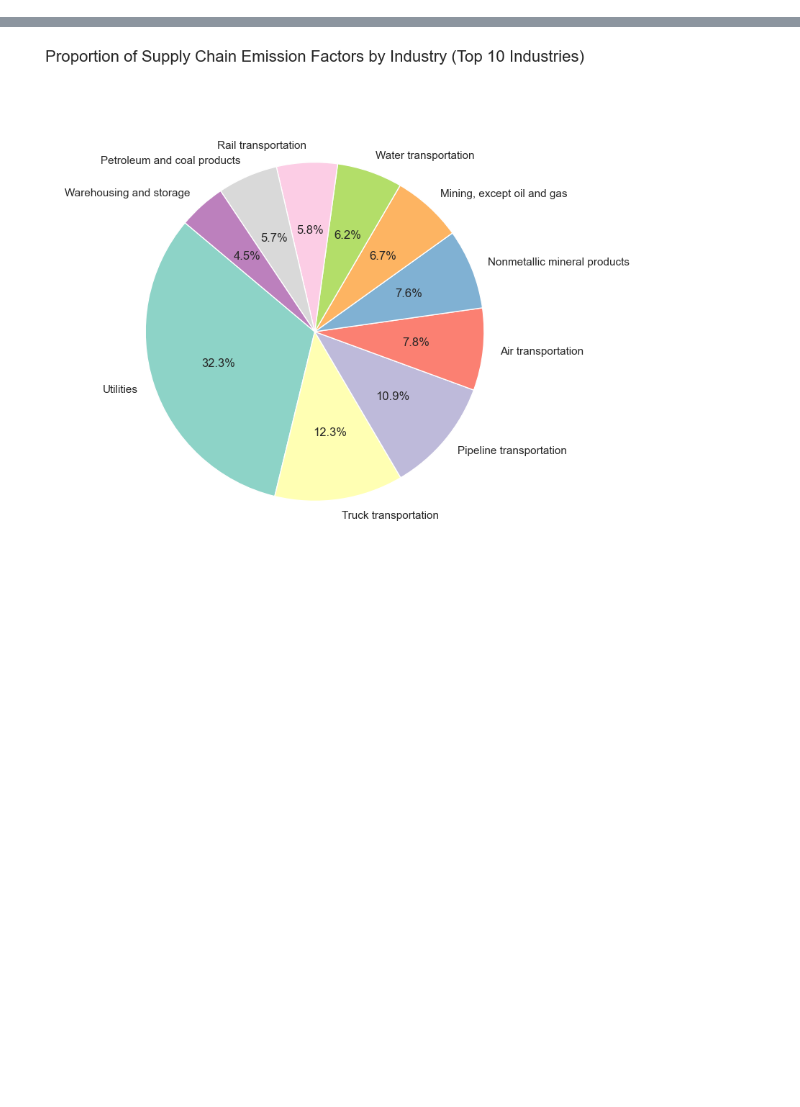
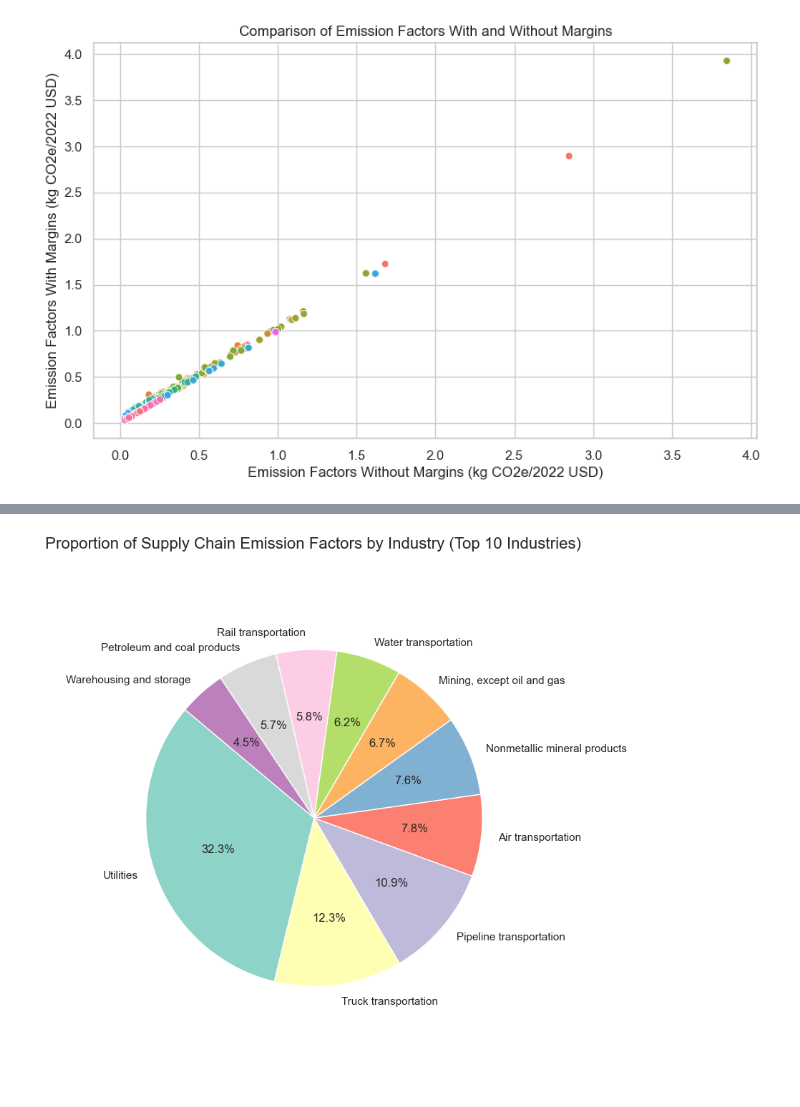
Before and after one commit to monikaits44/made-project, a Jupyter notebook: project/domain-specific-analysis.ipynb, the cells around one changed output, grey strips where cells are left out. Drawn from its saved outputs; the diff is of its cells as text; code cells hidden in the pictures; blank space fills up the shorter version.

```diff
--- a/project/domain-specific-analysis.ipynb
+++ b/project/domain-specific-analysis.ipynb
@@ -58 +254,12 @@ def explore_table(table_name):
+# %%
+# Creating a scatter plot
+plt.figure(figsize=(10, 6))
+sns.scatterplot(data=df, x='Supply Chain Emission Factors without Margins',
+                y='Supply Chain Emission Factors with Margins', hue='2017 NAICS Title', legend=False)
+plt.title('Comparison of Emission Factors With and Without Margins')
+plt.xlabel('Emission Factors Without Margins (kg CO2e/2022 USD)')
+plt.ylabel('Emission Factors With Margins (kg CO2e/2022 USD)')
+plt.show()
+# %% [output]
+[figure, added]
 # %%
```
Also changed, not shown: parts of 41 cells of this notebook.
